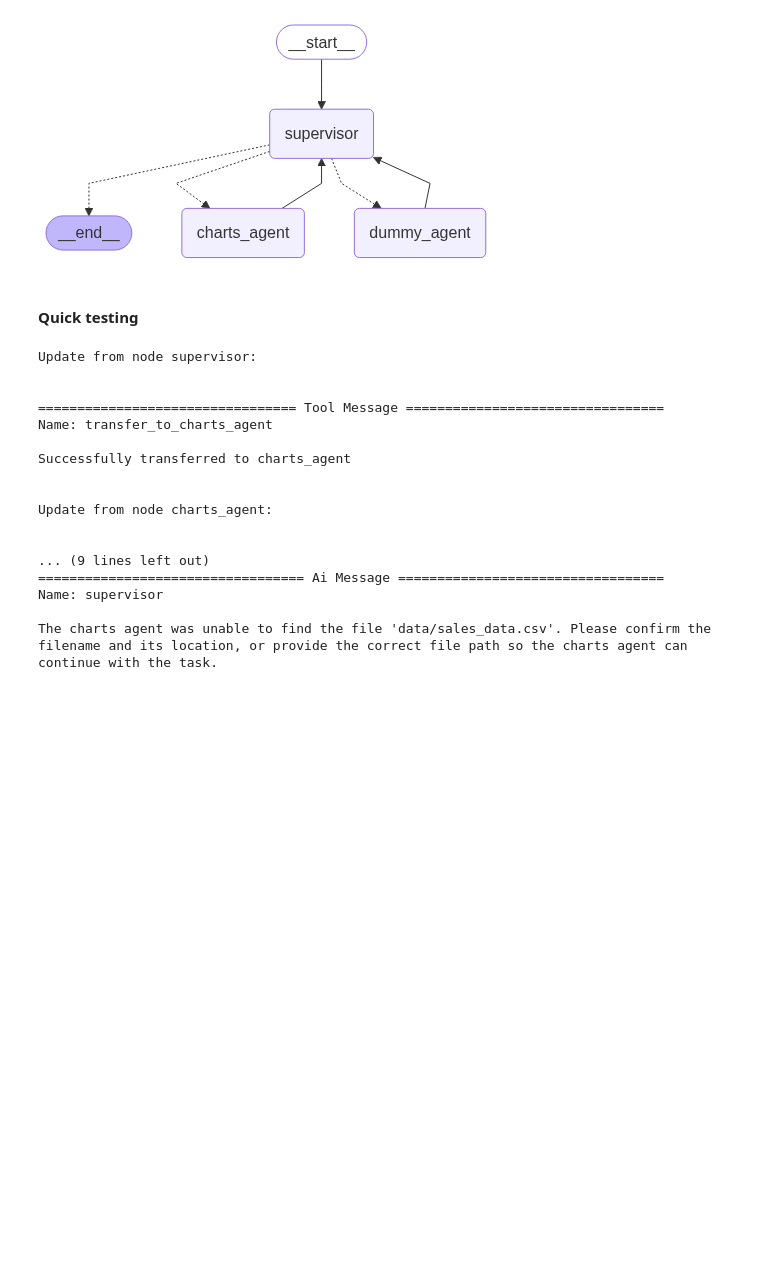
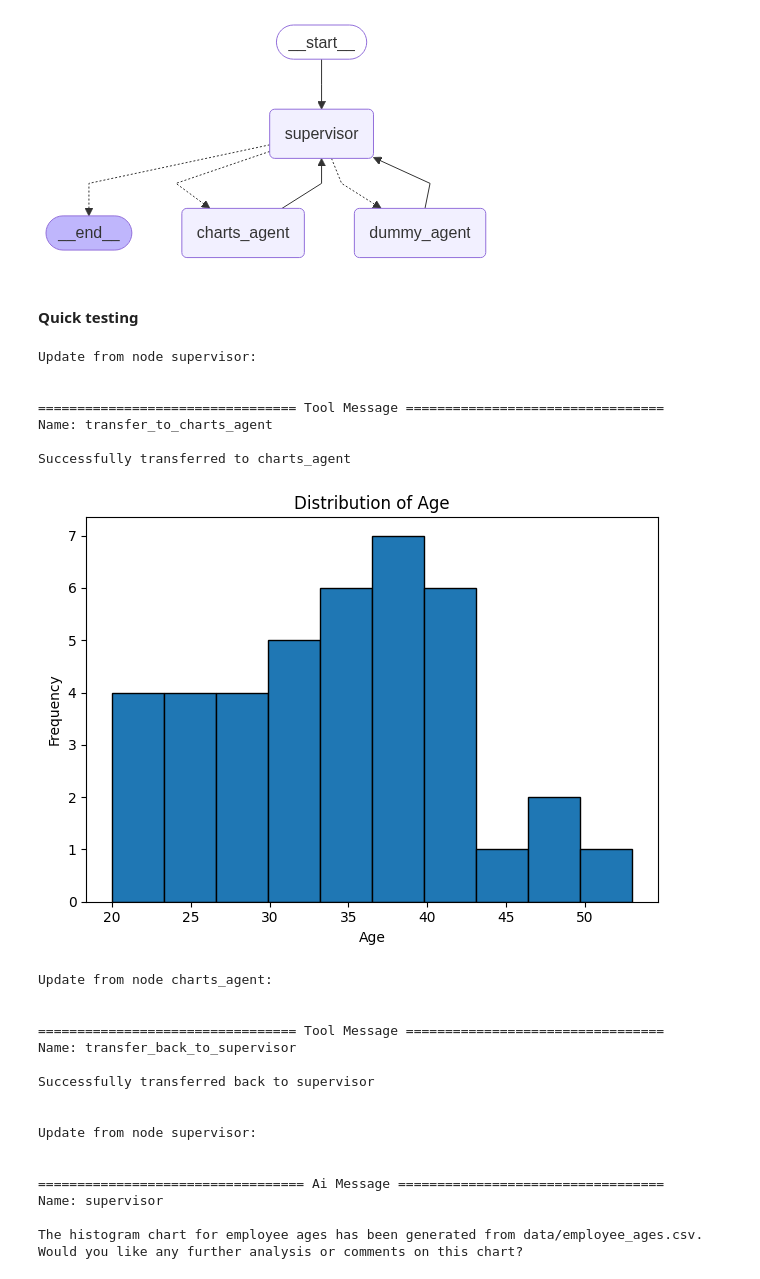
Before and after one commit to gabrielorleans/financial-agent, a Jupyter notebook: agent-workflow.ipynb, the cells around one changed output. Saved outputs shown, nothing was run; the diff lists cells and outputs as text; code cells hidden in the pictures; blank space fills up the shorter version.

```diff
--- a/agent-workflow.ipynb
+++ b/agent-workflow.ipynb
@@ -101,12 +105,38 @@ def preview_csv_file(filepath: str, n: int = 5) -> str:
     df = pd.read_csv(filepath)
     return df.head(n).to_string(index=False)
 
+def list_csv_files(directory: str = "data") -> list[str]:
+    """List all CSV files in the given directory."""
+    return [f for f in os.listdir(directory) if f.endswith(".csv")]
+
+def recommend_chart(filepath: str) -> str:
+    """
+    Recommend a suitable chart type for a given CSV based on column types and structure.
+    Returns one of: line, bar, histogram, scatter
+    """
+    df = pd.read_csv(filepath)
+    num_cols = df.select_dtypes(include="number").columns.tolist()
+    cat_cols = df.select_dtypes(include="object").columns.tolist()
+
+    if "date" in df.columns or any("date" in col.lower() for col in df.columns):
+        return "line chart"
+    elif len(cat_cols) == 1 and len(num_cols) == 1:
+        return "bar chart"
+    elif len(num_cols) == 1:
+        return "histogram chart"
+    elif len(num_cols) >= 2:
+        return "scatter chart"
+    else:
+        return "unknown"
+
 charts_agent = create_react_agent(
     model="openai:gpt-4.1",
-    tools=[plot_bar_chart, plot_line_chart, plot_histogram, plot_scatter_plot, preview_csv_file],
+    tools=[plot_bar_chart, plot_line_chart, plot_histogram,
+           plot_scatter_plot, preview_csv_file, list_csv_files, recommend_chart],
     prompt=(
     "You are a data analyst agent.\n\n"
     "INSTRUCTIONS:\n"
+    "If instructions on which data to use is not provided, you should list all csv files in the data/ folder\n"
     "- Assist ONLY with data analysis tasks (e.g., previewing CSVs and mainly plotting charts)\n"
     "- Use the available tools to load and visualize data from the data folder\n"
     "- After you're done with your tasks, respond to the supervisor directly\n"
@@ -164,32 +194,41 @@ display(Image(supervisor.get_graph().draw_mermaid_png()))
 # %%
 for chunk in supervisor.stream(
     {
         "messages": [
             {
                 "role": "user",
-                "content": "Plot a line chart of the 'sales' column over 'date' in the 'data/monthly_financials.csv' file.",
-            }
+                "content": "Create a line plot for data/monthly_financials.csv data",
+                "content": "Create a histogram chart for data/employee_ages.csv data",
+
+            },
         ]
     },
 ):
     pretty_print_messages(chunk, last_message=True)
 
 final_message_history = chunk["supervisor"]["messages"]
 # %% [output]
 Update from node supervisor:
 
 
 ================================= Tool Message =================================
 Name: transfer_to_charts_agent
 
 Successfully transferred to charts_agent
-
-
-Update from node charts_agent:
-
-
-... (9 lines left out)
-================================== Ai Message ==================================
-Name: supervisor
-
-The charts agent was unable to find the file 'data/sales_data.csv'. Please confirm the filename and its location, or provide the correct file path so the charts agent can continue with the task.
+[figure, added]
+Update from node charts_agent:
+
+
+================================= Tool Message =================================
+Name: transfer_back_to_supervisor
+
+Successfully transferred back to supervisor
+
+
+Update from node supervisor:
+
+
+================================== Ai Message ==================================
+Name: supervisor
+
+The histogram chart for employee ages has been generated from data/employee_ages.csv. Would you like any further analysis or comments on this chart?
```
Also changed, not shown: parts of 1 cell of this notebook, 1 other file.
